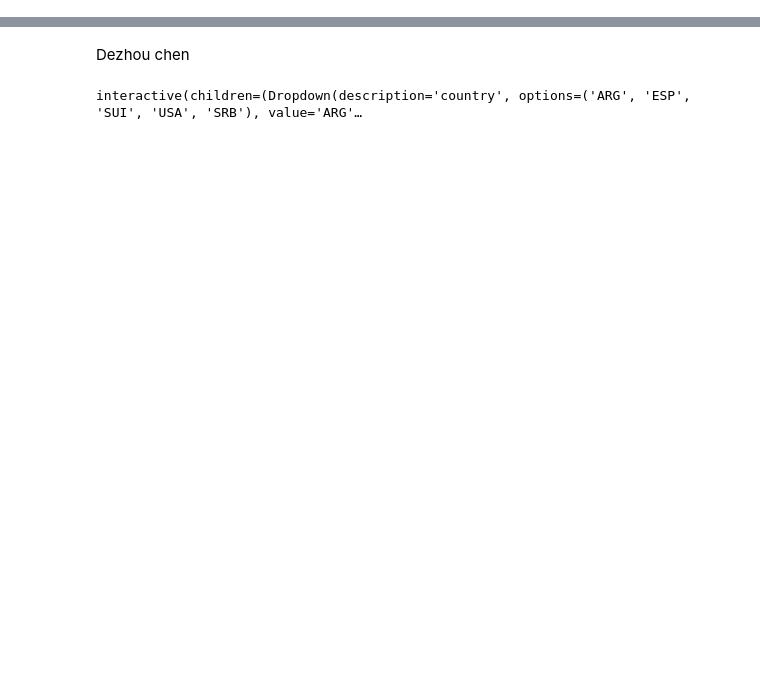
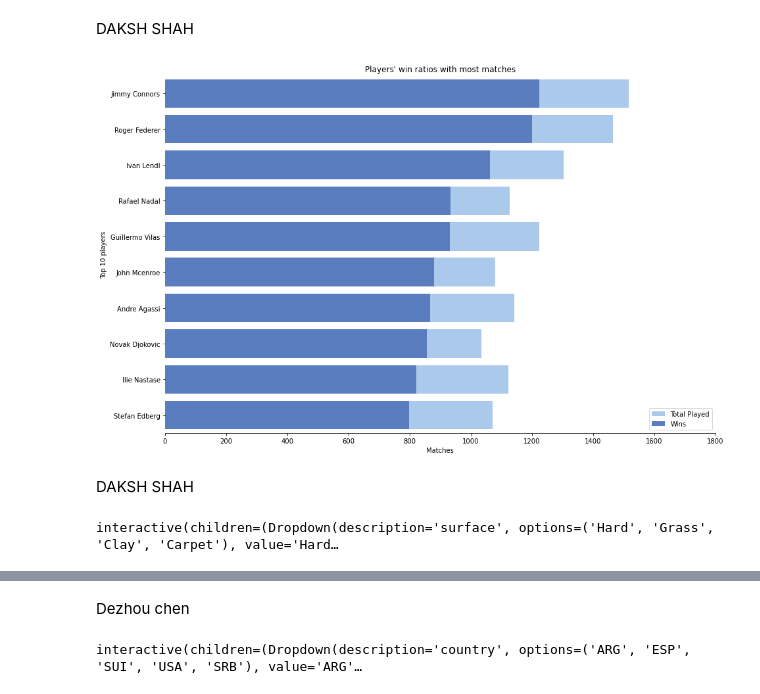
Before and after one commit to ericL1u/IS-445-FInal-GroupProject, a Jupyter notebook: app445.ipynb, the cells around one changed output, grey strips where cells are left out. Drawn from its saved outputs; the diff is of its cells as text; code cells hidden in the pictures; blank space fills up the shorter version.

```diff
--- a/app445.ipynb
+++ b/app445.ipynb
@@ -13,0 +44,44 @@ tennis_df = pd.read_csv("ATP.csv",
+# %%
+losers_list = winners_df['name'].to_list()
+#losers_list
+losers = losers.reindex(losers_list, axis = 0)
+# %%
+winners_df['lost_count'] = losers.values
+# %%
+winners_df['total'] = winners_df['win_count'] + winners_df['lost_count']
+# %%
+new_df = winners_df.iloc[0:10]
+# %% [markdown]
+DAKSH SHAH
+# %%
+f, ax = plt.subplots(figsize=(15, 10))
+sns.set_color_codes("pastel")
+sns.barplot(x="total", y="name", data=new_df, label="Total Played", color="b")
+sns.set_color_codes("muted")
+sns.barplot(x="win_count", y="name", data=new_df, label="Wins", color="b")
+ax.legend(ncol=1, loc="lower right", frameon=True)
+ax.set(xlim=(0, 1800), ylabel="Top 10 players",
+       xlabel="Matches", title="Players' win ratios with most matches")
+sns.despine(left=True, bottom=False)
+# %% [output]
+[figure, added]
+# %% [markdown]
+DAKSH SHAH
+# %%
+@ipywidgets.interact(surface = ['Hard', 'Grass', 'Clay', 'Carpet'])
+
+def position(surface):
+    ret_df = df[df['score'].str.contains("RET")==True][['tourney_year','tourney_level','surface','tourney_id','winner_name']]
+    ref_df_f = ret_df.groupby(['tourney_year','surface'], as_index=False).agg('count')
+
+    fig = plt.figure(figsize=(15,5))
+    ax = fig.add_subplot(111)
+    plt.style.use('seaborn-colorblind')
+
+    plt.title('Retirements - Evolution of Retirements by Surface')
+    plt.ylabel('Number of Retirements')
+    plt.xlabel('Year')
+
+    plt.plot(ref_df_f[ref_df_f['surface']==surface]['tourney_year'], ref_df_f[ref_df_f['surface']==surface]['tourney_id'], linestyle='solid', linewidth=2)
+# %% [output]
+interactive(children=(Dropdown(description='surface', options=('Hard', 'Grass', 'Clay', 'Carpet'), value='Hard…
```
Also changed, not shown: parts of 36 cells of this notebook.
